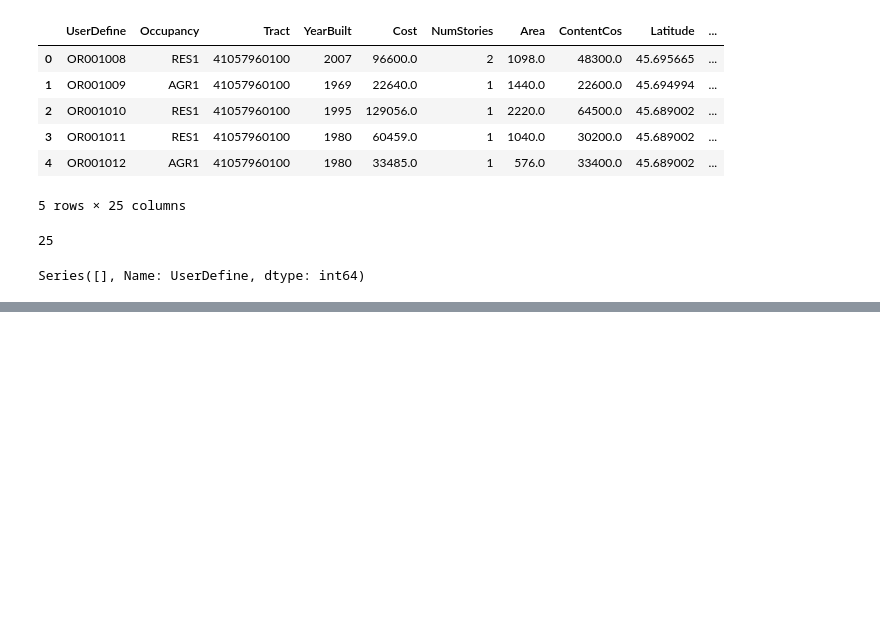
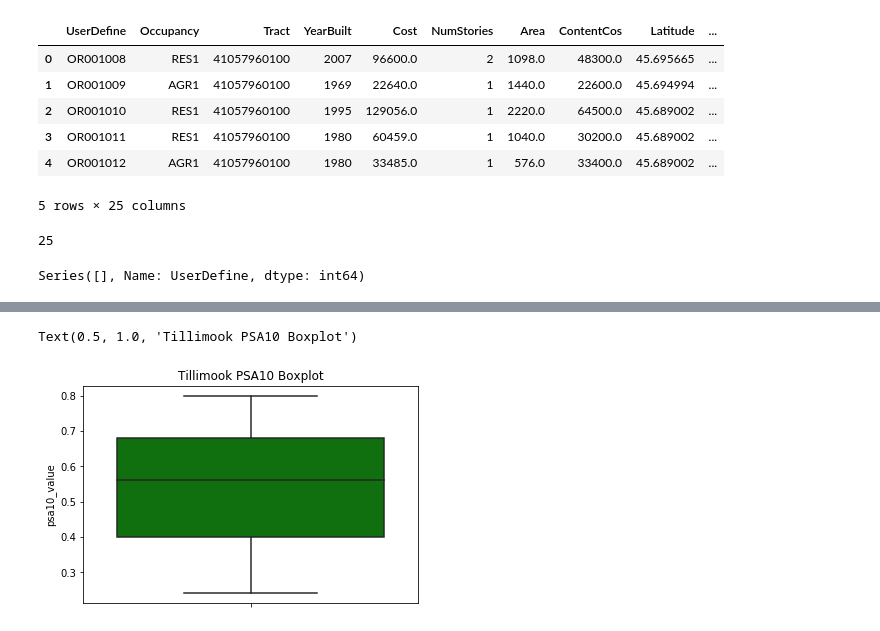
Before and after one commit to hackoregon/2019-disaster-resilience-data-science, a Jupyter notebook: notebooks/1.0_skt_aebm_input_geoprocessing.ipynb, the cells around one changed output, grey strips where cells are left out. Drawn from its saved outputs; the diff is of its cells as text; code cells hidden in the pictures; blank space fills up the shorter version.

```diff
--- a/notebooks/1.0_skt_aebm_input_geoprocessing.ipynb
+++ b/notebooks/1.0_skt_aebm_input_geoprocessing.ipynb
@@ -214,0 +285,5 @@ Before proceeding further, we should check if the inputs needed for AEBM are cor
+# %%
+sns.boxplot(y=tillimook_aebm_inputs['psa10_value'], color='green').set_title('Tillimook PSA10 Boxplot')
+# %% [output]
+Text(0.5, 1.0, 'Tillimook PSA10 Boxplot')
+[figure, added]
```
Also changed, not shown: parts of 15 cells of this notebook.
